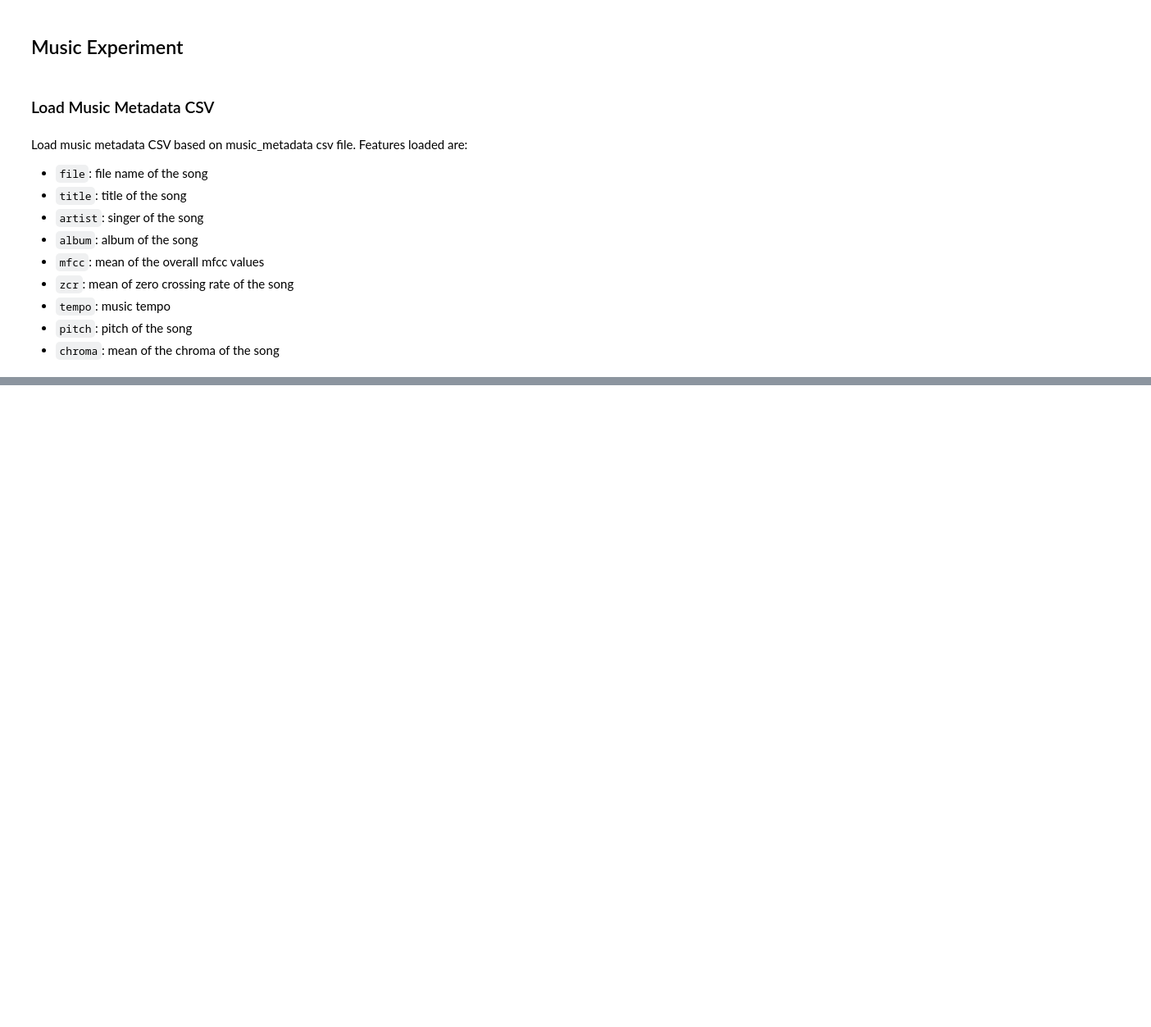
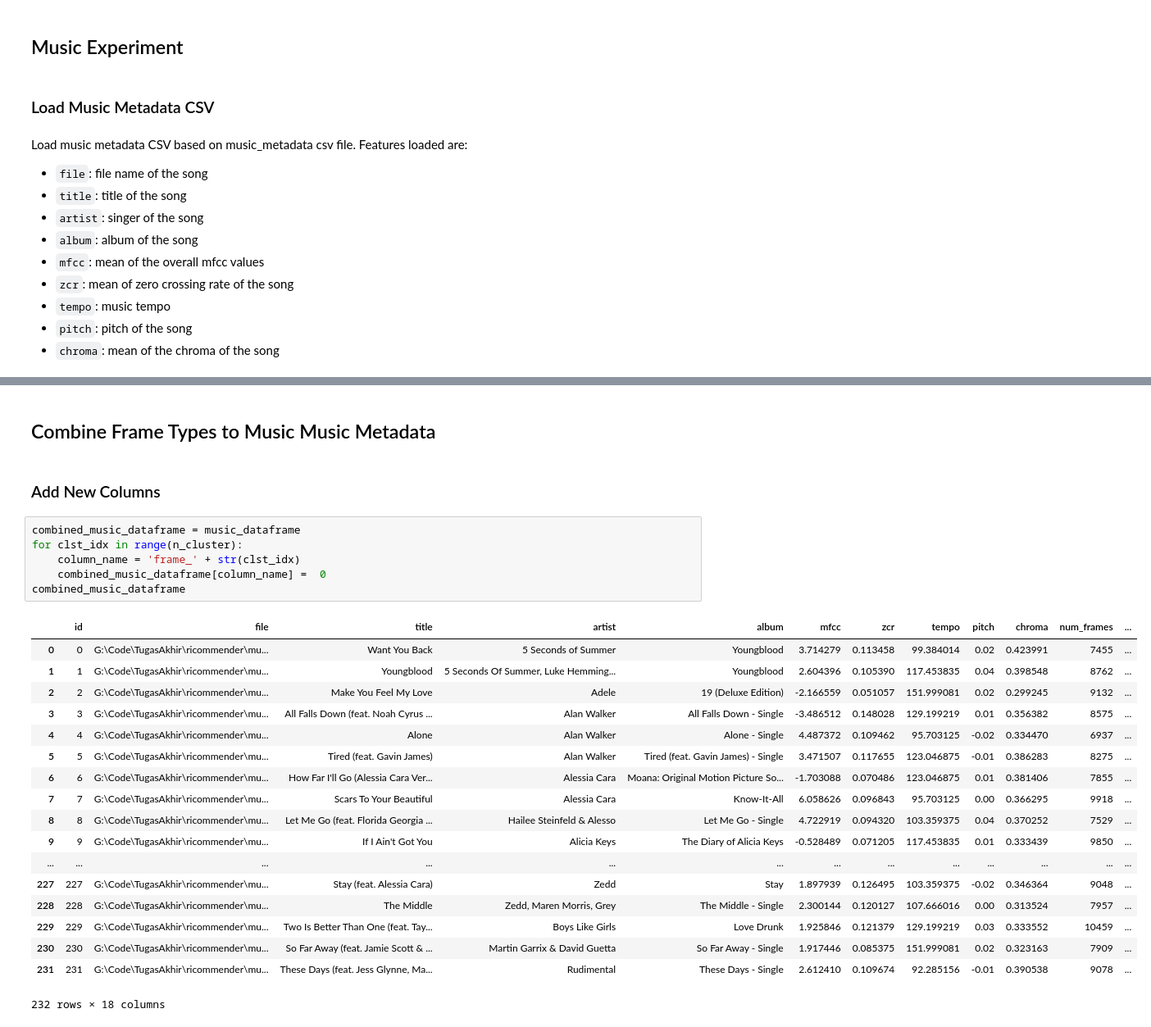
Before and after one commit to reeechart/ricommender, a Jupyter notebook: music_clustering_experiment.ipynb, the cells around one changed output, grey strips where cells are left out. Shown at 82% size. Drawn from its saved outputs; the diff is of its cells as text; blank space fills up the shorter version.

```diff
--- a/music_clustering_experiment.ipynb
+++ b/music_clustering_experiment.ipynb
@@ -299,0 +321,29 @@ NameError: name 'KMeans' is not defined
+# %% [markdown]
+## Combine Frame Types to Music Music Metadata
+# %% [markdown]
+### Add New Columns
+# %%
+combined_music_dataframe = music_dataframe
+for clst_idx in range(n_cluster):
+    column_name = 'frame_' + str(clst_idx)
+    combined_music_dataframe[column_name] =  0
+combined_music_dataframe
+# %% [output]
+|  | id | file | title | artist | album | mfcc | zcr | tempo | pitch | chroma | num_frames | ... |
+| 0 | 0 | G:\Code\TugasAkhir\ricommender\mu... | Want You Back | 5 Seconds of Summer | Youngblood | 3.714279 | 0.113458 | 99.384014 | 0.02 | 0.423991 | 7455 | ... |
+| 1 | 1 | G:\Code\TugasAkhir\ricommender\mu... | Youngblood | 5 Seconds Of Summer, Luke Hemming... | Youngblood | 2.604396 | 0.105390 | 117.453835 | 0.04 | 0.398548 | 8762 | ... |
+| 2 | 2 | G:\Code\TugasAkhir\ricommender\mu... | Make You Feel My Love | Adele | 19 (Deluxe Edition) | -2.166559 | 0.051057 | 151.999081 | 0.02 | 0.299245 | 9132 | ... |
+| 3 | 3 | G:\Code\TugasAkhir\ricommender\mu... | All Falls Down (feat. Noah Cyrus ... | Alan Walker | All Falls Down - Single | -3.486512 | 0.148028 | 129.199219 | 0.01 | 0.356382 | 8575 | ... |
+| 4 | 4 | G:\Code\TugasAkhir\ricommender\mu... | Alone | Alan Walker | Alone - Single | 4.487372 | 0.109462 | 95.703125 | -0.02 | 0.334470 | 6937 | ... |
+| 5 | 5 | G:\Code\TugasAkhir\ricommender\mu... | Tired (feat. Gavin James) | Alan Walker | Tired (feat. Gavin James) - Single | 3.471507 | 0.117655 | 123.046875 | -0.01 | 0.386283 | 8275 | ... |
+| 6 | 6 | G:\Code\TugasAkhir\ricommender\mu... | How Far I'll Go (Alessia Cara Ver... | Alessia Cara | Moana: Original Motion Picture So... | -1.703088 | 0.070486 | 123.046875 | 0.01 | 0.381406 | 7855 | ... |
+| 7 | 7 | G:\Code\TugasAkhir\ricommender\mu... | Scars To Your Beautiful | Alessia Cara | Know-It-All | 6.058626 | 0.096843 | 95.703125 | 0.00 | 0.366295 | 9918 | ... |
+| 8 | 8 | G:\Code\TugasAkhir\ricommender\mu... | Let Me Go (feat. Florida Georgia ... | Hailee Steinfeld & Alesso | Let Me Go - Single | 4.722919 | 0.094320 | 103.359375 | 0.04 | 0.370252 | 7529 | ... |
+| 9 | 9 | G:\Code\TugasAkhir\ricommender\mu... | If I Ain't Got You | Alicia Keys | The Diary of Alicia Keys | -0.528489 | 0.071205 | 117.453835 | 0.01 | 0.333439 | 9850 | ... |
+| ... | ... | ... | ... | ... | ... | ... | ... | ... | ... | ... | ... | ... |
+| 227 | 227 | G:\Code\TugasAkhir\ricommender\mu... | Stay (feat. Alessia Cara) | Zedd | Stay | 1.897939 | 0.126495 | 103.359375 | -0.02 | 0.346364 | 9048 | ... |
+| 228 | 228 | G:\Code\TugasAkhir\ricommender\mu... | The Middle | Zedd, Maren Morris, Grey | The Middle - Single | 2.300144 | 0.120127 | 107.666016 | 0.00 | 0.313524 | 7957 | ... |
+| 229 | 229 | G:\Code\TugasAkhir\ricommender\mu... | Two Is Better Than One (feat. Tay... | Boys Like Girls | Love Drunk | 1.925846 | 0.121379 | 129.199219 | 0.03 | 0.333552 | 10459 | ... |
+| 230 | 230 | G:\Code\TugasAkhir\ricommender\mu... | So Far Away (feat. Jamie Scott & ... | Martin Garrix & David Guetta | So Far Away - Single | 1.917446 | 0.085375 | 151.999081 | 0.02 | 0.323163 | 7909 | ... |
+| 231 | 231 | G:\Code\TugasAkhir\ricommender\mu... | These Days (feat. Jess Glynne, Ma... | Rudimental | These Days - Single | 2.612410 | 0.109674 | 92.285156 | -0.01 | 0.390538 | 9078 | ... |
+232 rows × 18 columns
```
Also changed, not shown: parts of 11 cells of this notebook.
